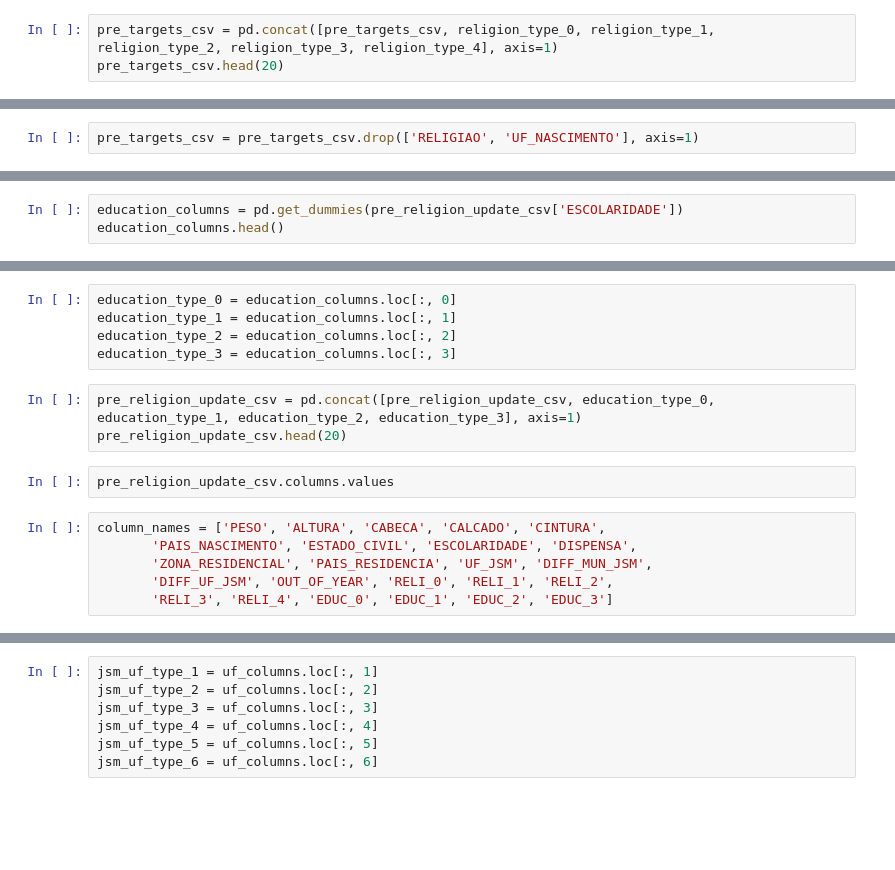
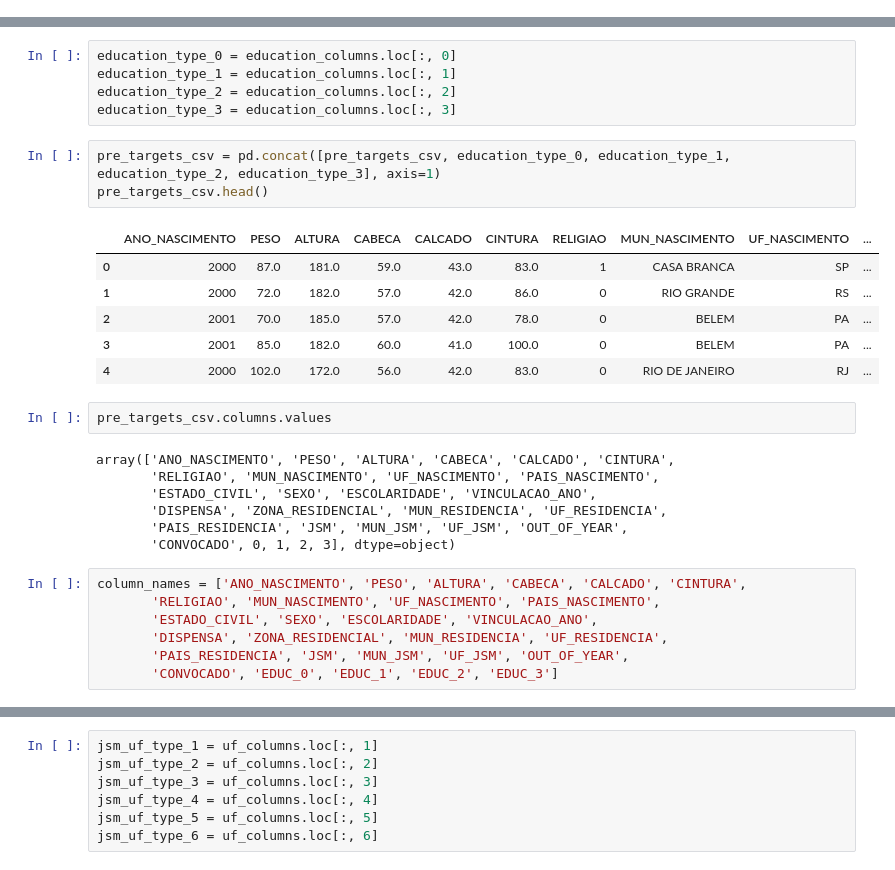
Before and after one commit to PauloKeller/AI, a Jupyter notebook: servico_militar/Preprocessing.ipynb, the cells around one changed output, grey strips where cells are left out. Drawn from its saved outputs; the diff is of its cells as text; blank space fills up the shorter version.

```diff
--- a/servico_militar/Preprocessing.ipynb
+++ b/servico_militar/Preprocessing.ipynb
@@ -391,3 +380,0 @@ KeyError: 2
-# %%
-pre_targets_csv = pd.concat([pre_targets_csv, religion_type_0, religion_type_1, religion_type_2, religion_type_3, religion_type_4], axis=1)
-pre_targets_csv.head(20)
@@ -405,2 +380,0 @@ pre_targets_csv.head()
-# %%
-pre_targets_csv = pre_targets_csv.drop(['RELIGIAO', 'UF_NASCIMENTO'], axis=1)
@@ -412,5 +381,2 @@ pre_religion_update_csv.head()
-# %%
-education_columns = pd.get_dummies(pre_religion_update_csv['ESCOLARIDADE'])
-education_columns.head()
 # %%
 education_columns.columns.values
@@ -420,14 +388,29 @@ education_type_1 = education_columns.loc[:, 1]
 education_type_2 = education_columns.loc[:, 2]
 education_type_3 = education_columns.loc[:, 3]
 # %%
-pre_religion_update_csv = pd.concat([pre_religion_update_csv, education_type_0, education_type_1, education_type_2, education_type_3], axis=1)
-pre_religion_update_csv.head(20)
+pre_targets_csv = pd.concat([pre_targets_csv, education_type_0, education_type_1, education_type_2, education_type_3], axis=1)
+pre_targets_csv.head()
+# %% [output]
+|  | ANO_NASCIMENTO | PESO | ALTURA | CABECA | CALCADO | CINTURA | RELIGIAO | MUN_NASCIMENTO | UF_NASCIMENTO | ... |
+| 0 | 2000 | 87.0 | 181.0 | 59.0 | 43.0 | 83.0 | 1 | CASA BRANCA | SP | ... |
+| 1 | 2000 | 72.0 | 182.0 | 57.0 | 42.0 | 86.0 | 0 | RIO GRANDE | RS | ... |
+| 2 | 2001 | 70.0 | 185.0 | 57.0 | 42.0 | 78.0 | 0 | BELEM | PA | ... |
+| 3 | 2001 | 85.0 | 182.0 | 60.0 | 41.0 | 100.0 | 0 | BELEM | PA | ... |
+| 4 | 2000 | 102.0 | 172.0 | 56.0 | 42.0 | 83.0 | 0 | RIO DE JANEIRO | RJ | ... |
 # %%
-pre_religion_update_csv.columns.values
+pre_targets_csv.columns.values
+# %% [output]
+array(['ANO_NASCIMENTO', 'PESO', 'ALTURA', 'CABECA', 'CALCADO', 'CINTURA',
+       'RELIGIAO', 'MUN_NASCIMENTO', 'UF_NASCIMENTO', 'PAIS_NASCIMENTO',
+       'ESTADO_CIVIL', 'SEXO', 'ESCOLARIDADE', 'VINCULACAO_ANO',
+       'DISPENSA', 'ZONA_RESIDENCIAL', 'MUN_RESIDENCIA', 'UF_RESIDENCIA',
+       'PAIS_RESIDENCIA', 'JSM', 'MUN_JSM', 'UF_JSM', 'OUT_OF_YEAR',
+       'CONVOCADO', 0, 1, 2, 3], dtype=object)
 # %%
-column_names = ['PESO', 'ALTURA', 'CABECA', 'CALCADO', 'CINTURA',
-       'PAIS_NASCIMENTO', 'ESTADO_CIVIL', 'ESCOLARIDADE', 'DISPENSA',
-       'ZONA_RESIDENCIAL', 'PAIS_RESIDENCIA', 'UF_JSM', 'DIFF_MUN_JSM',
-       'DIFF_UF_JSM', 'OUT_OF_YEAR', 'RELI_0', 'RELI_1', 'RELI_2',
-       'RELI_3', 'RELI_4', 'EDUC_0', 'EDUC_1', 'EDUC_2', 'EDUC_3']
+column_names = ['ANO_NASCIMENTO', 'PESO', 'ALTURA', 'CABECA', 'CALCADO', 'CINTURA',
+       'RELIGIAO', 'MUN_NASCIMENTO', 'UF_NASCIMENTO', 'PAIS_NASCIMENTO',
+       'ESTADO_CIVIL', 'SEXO', 'ESCOLARIDADE', 'VINCULACAO_ANO',
+       'DISPENSA', 'ZONA_RESIDENCIAL', 'MUN_RESIDENCIA', 'UF_RESIDENCIA',
+       'PAIS_RESIDENCIA', 'JSM', 'MUN_JSM', 'UF_JSM', 'OUT_OF_YEAR',
+       'CONVOCADO', 'EDUC_0', 'EDUC_1', 'EDUC_2', 'EDUC_3']
 # %%
```
Also changed, not shown: parts of 37 cells of this notebook, 1 other file.
